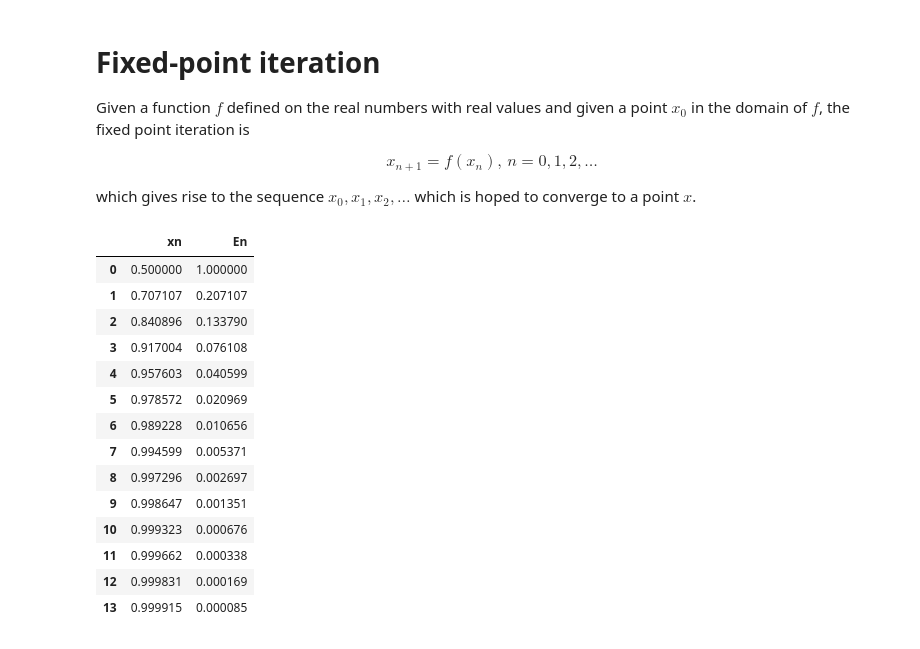
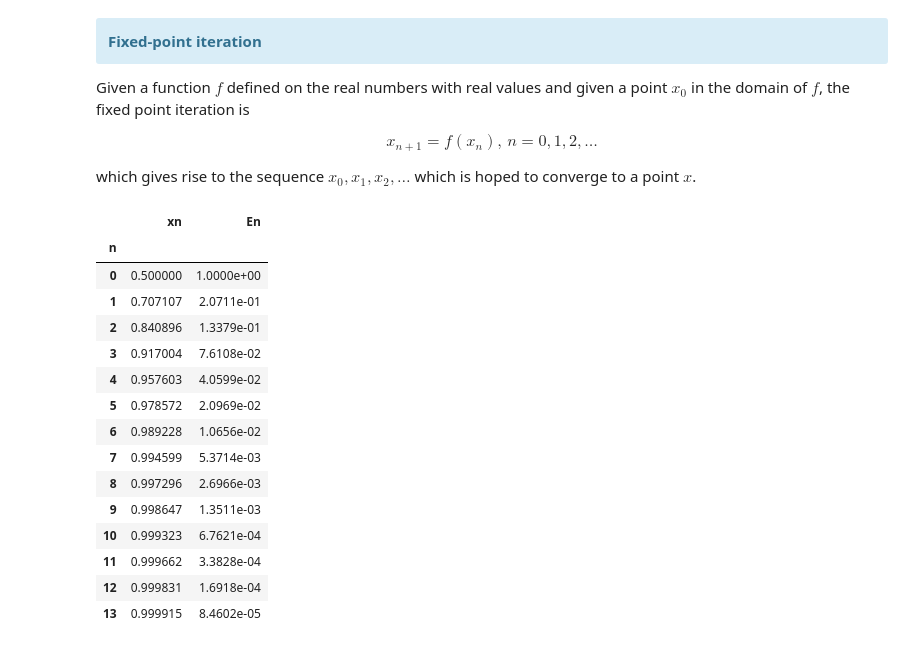
Before and after one commit to HatefDastour/Notes, a Jupyter notebook: Numerical_Analysis/Fixed_point_iteration.ipynb, the cells around one changed output. Drawn from its saved outputs; the diff is of its cells as text; code cells hidden in the pictures.

```diff
--- a/Numerical_Analysis/Fixed_point_iteration.ipynb
+++ b/Numerical_Analysis/Fixed_point_iteration.ipynb
@@ -19,5 +28,7 @@ warnings.filterwarnings("ignore")
 # %% [markdown]
-# Fixed-point iteration
+<div class="alert alert-block alert-info">
+<font size="+2"><b>Fixed-point iteration</b></font>
+</div>
 
 Given a function $f$ defined on the real numbers with real values and given a point $x_{0}$ in the domain of $f$, the fixed point iteration is
 
@@ -25,7 +36,7 @@ $$x_{n+1}=f(x_{n}),\,n=0,1,2,\dots $$
 
 which gives rise to the sequence $x_{0},x_{1},x_{2},\dots$  which is hoped to converge to a point $x$.
 # %%
-def fixed_point(f,x0,TOL,Nmax):
+def fixed_point(f, x0, TOL, Nmax):
     # endpoint values a, b,
     # tolerance TOL,
     # maximum iterations NMAX
@@ -33,34 +44,42 @@ def fixed_point(f,x0,TOL,Nmax):
     En=np.zeros(Nmax, dtype=float)
     xn[0] = x0
     En[0] = 1
-    for n in range(0,Nmax-1):
+    for n in range(0, Nmax-1):
         xn[n+1] = f(xn[n])
-        En[n+1]=xn[n+1]-xn[n]
+        En[n+1] = xn[n+1]-xn[n]
         if abs(En[n+1]) < TOL:
-            return xn, En, n
+            return xn[0:n+2], En[0:n+2]
     return None
+# %%
+def highlight_min(s):
+    is_min = s == s.min()
+    return ['background-color: SpringGreen' if v else '' for v in is_min]
 # %%
 f = lambda x : np.sqrt(x)
+#
 x0 = .5
-Nmax=20; TOL=1e-4;
+Nmax=20
+TOL=1e-4
+#
+xn, En = fixed_point(f, x0, TOL,Nmax)
+data_fixed_point = pd.DataFrame({'xn': xn, 'En': En})
+data_fixed_point.index.name = 'n'
 
-xn, En, n = fixed_point(f,x0,TOL,Nmax)
-# data_fixed_point = pd.DataFrame({'xn': xn, 'En': En})
-data_fixed_point = pd.DataFrame({'xn': xn[0:n+2], 'En': En[0:n+2]})
-data_fixed_point
+display(data_fixed_point.style.format({'En': "{:.4e}"}).apply(highlight_min, subset=['En']))
 # %% [output]
 |  | xn | En |
-| 0 | 0.500000 | 1.000000 |
-| 1 | 0.707107 | 0.207107 |
-| 2 | 0.840896 | 0.133790 |
-| 3 | 0.917004 | 0.076108 |
-| 4 | 0.957603 | 0.040599 |
-| 5 | 0.978572 | 0.020969 |
-| 6 | 0.989228 | 0.010656 |
-| 7 | 0.994599 | 0.005371 |
-| 8 | 0.997296 | 0.002697 |
-| 9 | 0.998647 | 0.001351 |
-| 10 | 0.999323 | 0.000676 |
-| 11 | 0.999662 | 0.000338 |
-| 12 | 0.999831 | 0.000169 |
-| 13 | 0.999915 | 0.000085 |
+| n |  |  |
+| 0 | 0.500000 | 1.0000e+00 |
+| 1 | 0.707107 | 2.0711e-01 |
+| 2 | 0.840896 | 1.3379e-01 |
+| 3 | 0.917004 | 7.6108e-02 |
+| 4 | 0.957603 | 4.0599e-02 |
+| 5 | 0.978572 | 2.0969e-02 |
+| 6 | 0.989228 | 1.0656e-02 |
+| 7 | 0.994599 | 5.3714e-03 |
+| 8 | 0.997296 | 2.6966e-03 |
+| 9 | 0.998647 | 1.3511e-03 |
+| 10 | 0.999323 | 6.7621e-04 |
+| 11 | 0.999662 | 3.3828e-04 |
+| 12 | 0.999831 | 1.6918e-04 |
+| 13 | 0.999915 | 8.4602e-05 |
```
Also changed, not shown: parts of 4 cells of this notebook, 3 other files.
